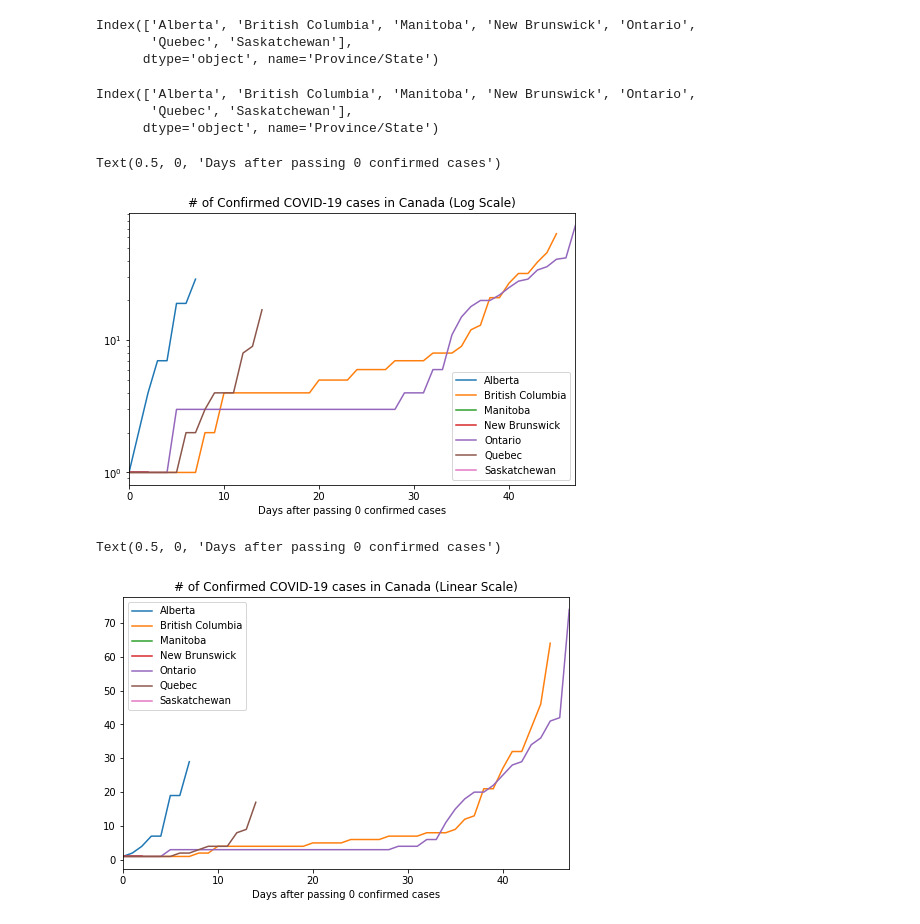
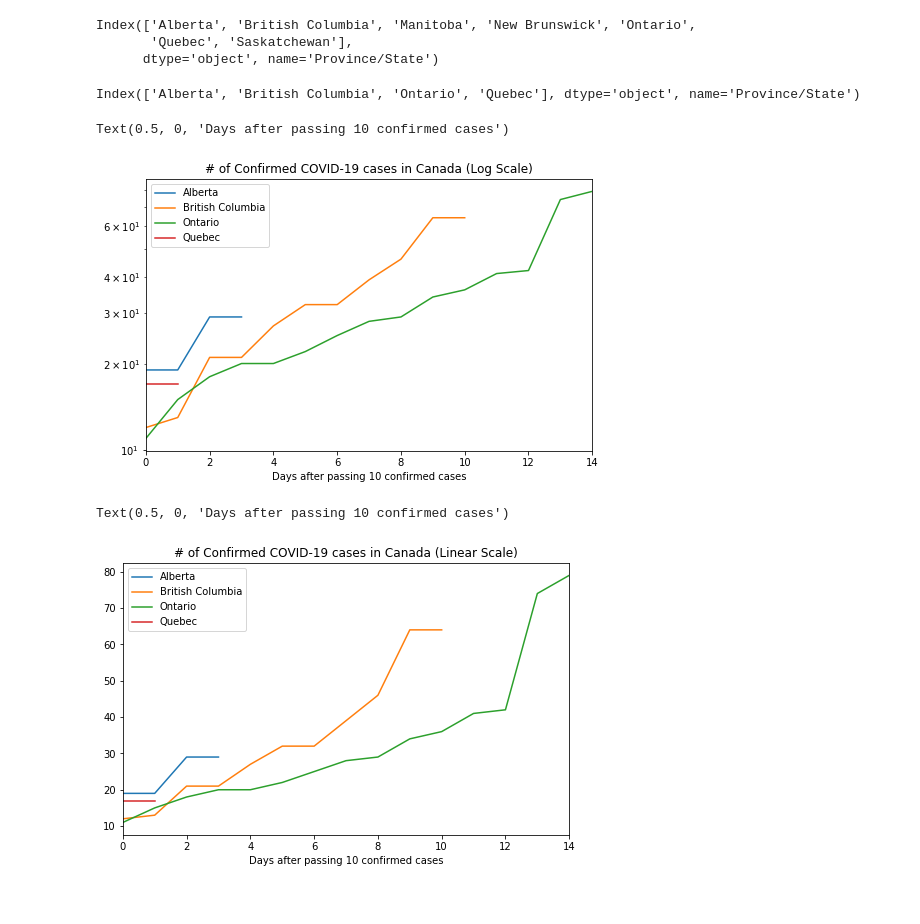
Before and after one commit to h8rry/COVID-19, a Jupyter notebook: graphs - Canada.ipynb, the cells around one changed output. Drawn from its saved outputs; the diff is of its cells as text; code cells hidden in the pictures.

```diff
--- a/graphs - Canada.ipynb
+++ b/graphs - Canada.ipynb
@@ -45,20 +45,21 @@ df.index.name = 'Date'
 # %%
 today = df.iloc[-1]
 # %%
-condition = today[(today >= 0)].index
+condition = today[(today >= 10)].index
 # %%
 print(condition)
 # %% [output]
-Index(['Alberta', 'British Columbia', 'Manitoba', 'New Brunswick', 'Ontario',
-       'Quebec', 'Saskatchewan'],
-      dtype='object', name='Province/State')
+Index(['Alberta', 'British Columbia', 'Ontario', 'Quebec'], dtype='object', name='Province/State')
+# %%
+min_case_num = 10
+title_name = "Canada"
 # %%
 data = {}
 data_original = {}
 
 for s in condition:
     state = df[s]
-    state0 = state[state > 0]
+    state0 = state[state > min_case_num]
 
     state0 = state0.reset_index()
     state0 = state0[s]
@@ -68,15 +69,15 @@ for s in condition:
 # %%
 fig, axes = plt.subplots(1, sharex="all", gridspec_kw={'height_ratios': [1]}, figsize=(8, 5))
 
 for s in data.keys():
     data[s].plot(logy=True)
 
 axes.legend()
-axes.set_title("# of Confirmed COVID-19 cases in Canada (Log Scale)")
-axes.set_xlabel("Days after passing 0 confirmed cases")
+axes.set_title("# of Confirmed COVID-19 cases in "+title_name+" (Log Scale)")
+axes.set_xlabel("Days after passing "+str(min_case_num)+" confirmed cases")
 # %% [output]
-Text(0.5, 0, 'Days after passing 0 confirmed cases')
+Text(0.5, 0, 'Days after passing 10 confirmed cases')
-[figure, old version]
+[figure, new version]
 # %%
 fig, axes = plt.subplots(1, sharex="all", gridspec_kw={'height_ratios': [1]}, figsize=(8, 5))
 
@@ -84,8 +85,8 @@ for s in data.keys():
     data[s].plot()
 
 axes.legend()
-axes.set_title("# of Confirmed COVID-19 cases in Canada (Linear Scale)")
-axes.set_xlabel("Days after passing 0 confirmed cases")
+axes.set_title("# of Confirmed COVID-19 cases in "+title_name+" (Linear Scale)")
+axes.set_xlabel("Days after passing "+str(min_case_num)+" confirmed cases")
 # %% [output]
-Text(0.5, 0, 'Days after passing 0 confirmed cases')
+Text(0.5, 0, 'Days after passing 10 confirmed cases')
-[figure, old version]
+[figure, new version]
```
Also changed, not shown: parts of 4 cells of this notebook, 3 other files.
